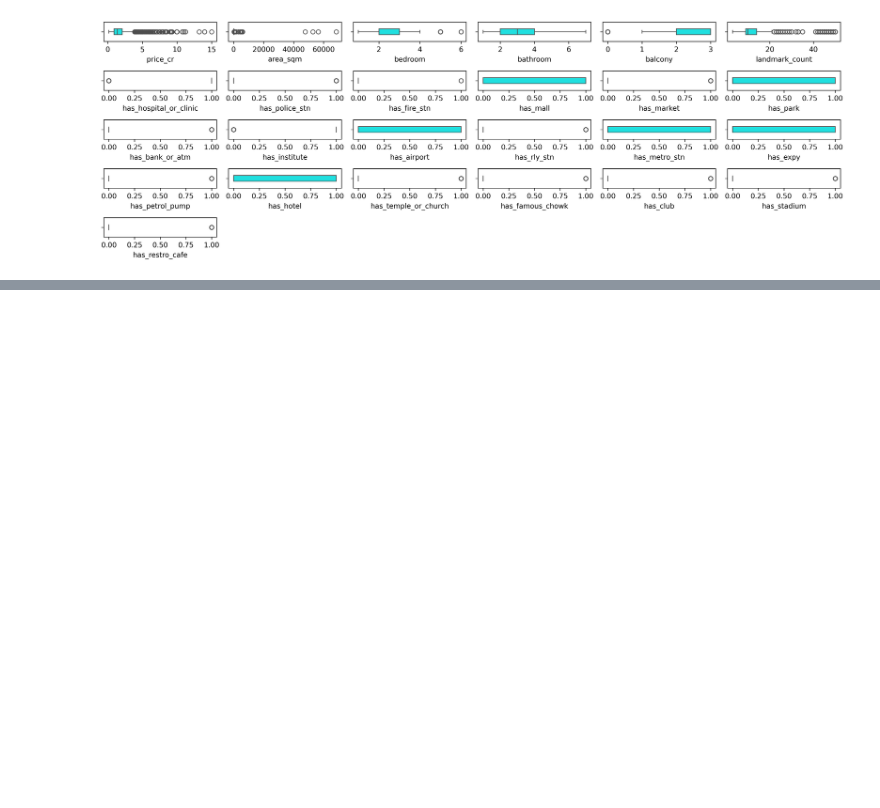
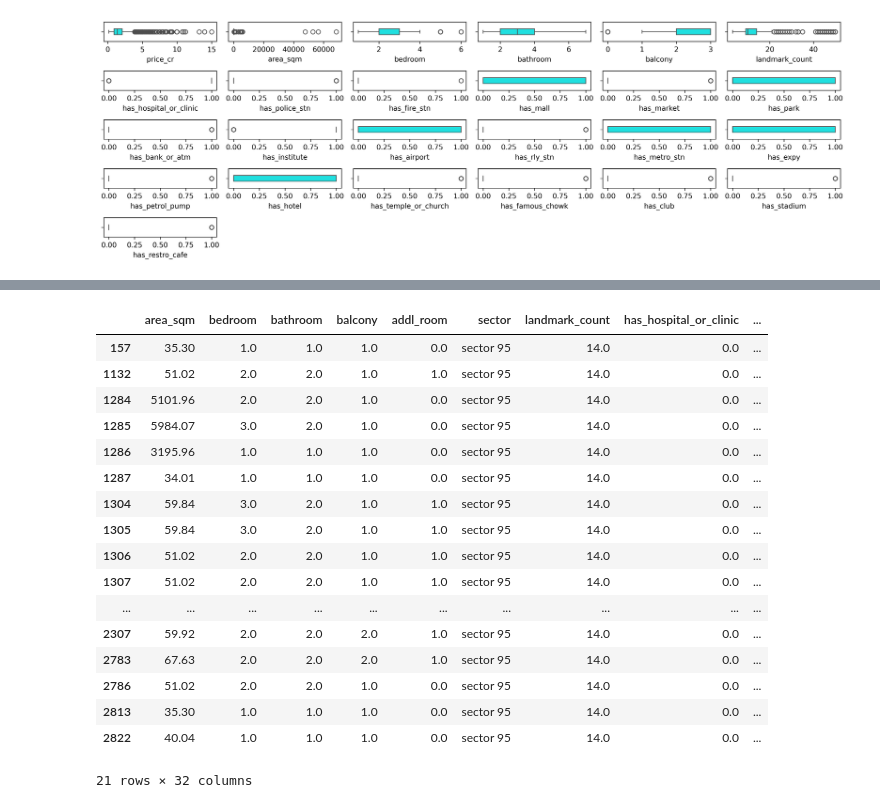
Before and after one commit to grv08singh/14_Proj_ML_99Acres, a Jupyter notebook: notebook/06_EDA.ipynb, the cells around one changed output, grey strips where cells are left out. Cells and saved outputs as stored; diff of their text form; code cells hidden in the pictures; blank space fills up the shorter version.

```diff
--- a/notebook/06_EDA.ipynb
+++ b/notebook/06_EDA.ipynb
@@ -329,0 +214,2 @@ for ix in error_index:
+# %%
+df['area_sqm'] = np.where(df['area_sqm'] < 20, 10*df['area_sqm'], df['area_sqm'])
@@ -329,0 +234,4 @@ for ix in error_index:
+# %%
+# A 2 BHK would generally have an area of approx 60 sqm.
+# so, all these area are typos. hence, dividing by 1000
+df['area_sqm'] = np.where(df['area_sqm'] > 10000, df['area_sqm']/1000, df['area_sqm'])
@@ -329,0 +352,21 @@ for ix in error_index:
+# %%
+df[df['society']=='rof ananda']
+# %% [output]
+|  | area_sqm | bedroom | bathroom | balcony | addl_room | sector | landmark_count | has_hospital_or_clinic | ... |
+| 157 | 35.30 | 1.0 | 1.0 | 1.0 | 0.0 | sector 95 | 14.0 | 0.0 | ... |
+| 1132 | 51.02 | 2.0 | 2.0 | 1.0 | 1.0 | sector 95 | 14.0 | 0.0 | ... |
+| 1284 | 5101.96 | 2.0 | 2.0 | 1.0 | 0.0 | sector 95 | 14.0 | 0.0 | ... |
+| 1285 | 5984.07 | 3.0 | 2.0 | 1.0 | 0.0 | sector 95 | 14.0 | 0.0 | ... |
+| 1286 | 3195.96 | 1.0 | 1.0 | 1.0 | 0.0 | sector 95 | 14.0 | 0.0 | ... |
+| 1287 | 34.01 | 1.0 | 1.0 | 1.0 | 0.0 | sector 95 | 14.0 | 0.0 | ... |
+| 1304 | 59.84 | 3.0 | 2.0 | 1.0 | 1.0 | sector 95 | 14.0 | 0.0 | ... |
+| 1305 | 59.84 | 3.0 | 2.0 | 1.0 | 1.0 | sector 95 | 14.0 | 0.0 | ... |
+| 1306 | 51.02 | 2.0 | 2.0 | 1.0 | 1.0 | sector 95 | 14.0 | 0.0 | ... |
+| 1307 | 51.02 | 2.0 | 2.0 | 1.0 | 1.0 | sector 95 | 14.0 | 0.0 | ... |
+| ... | ... | ... | ... | ... | ... | ... | ... | ... | ... |
+| 2307 | 59.92 | 2.0 | 2.0 | 2.0 | 1.0 | sector 95 | 14.0 | 0.0 | ... |
+| 2783 | 67.63 | 2.0 | 2.0 | 2.0 | 1.0 | sector 95 | 14.0 | 0.0 | ... |
+| 2786 | 51.02 | 2.0 | 2.0 | 1.0 | 0.0 | sector 95 | 14.0 | 0.0 | ... |
+| 2813 | 35.30 | 1.0 | 1.0 | 1.0 | 0.0 | sector 95 | 14.0 | 0.0 | ... |
+| 2822 | 40.04 | 1.0 | 1.0 | 1.0 | 0.0 | sector 95 | 14.0 | 0.0 | ... |
+21 rows × 32 columns
```
Also changed, not shown: parts of 49 cells of this notebook, 18 other files.
